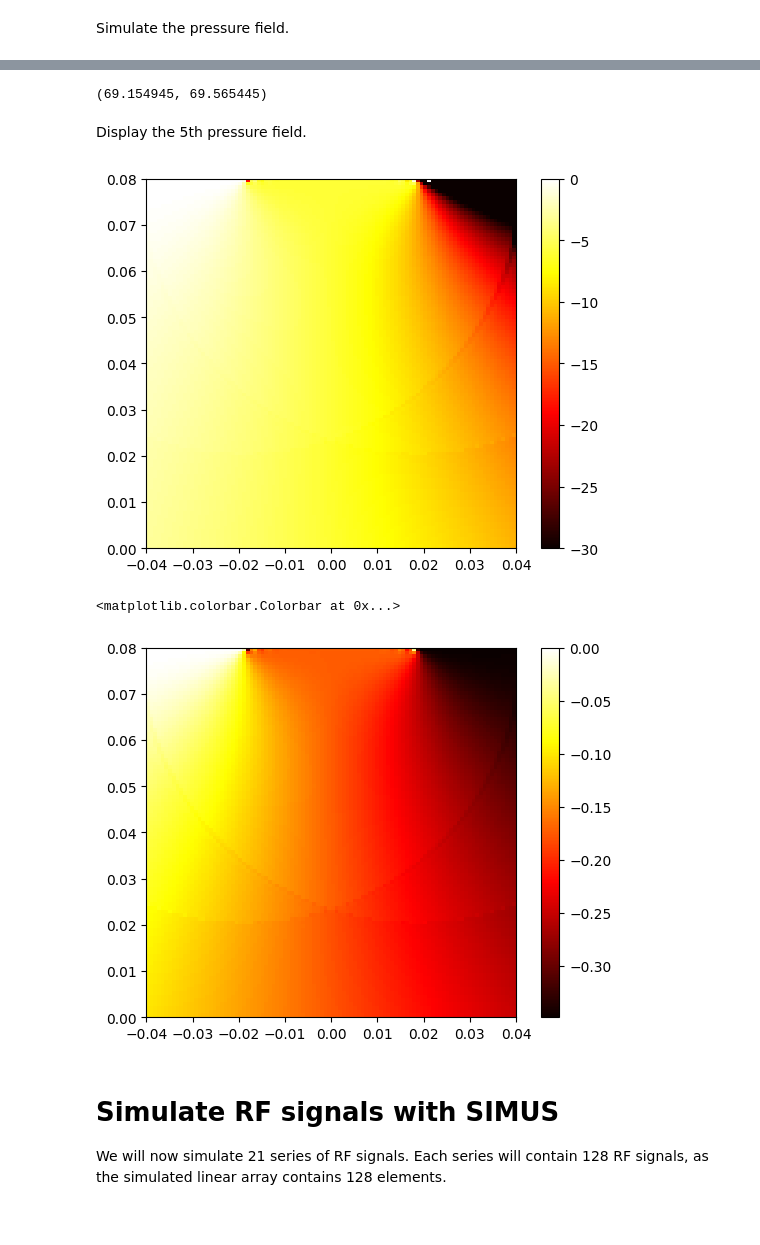
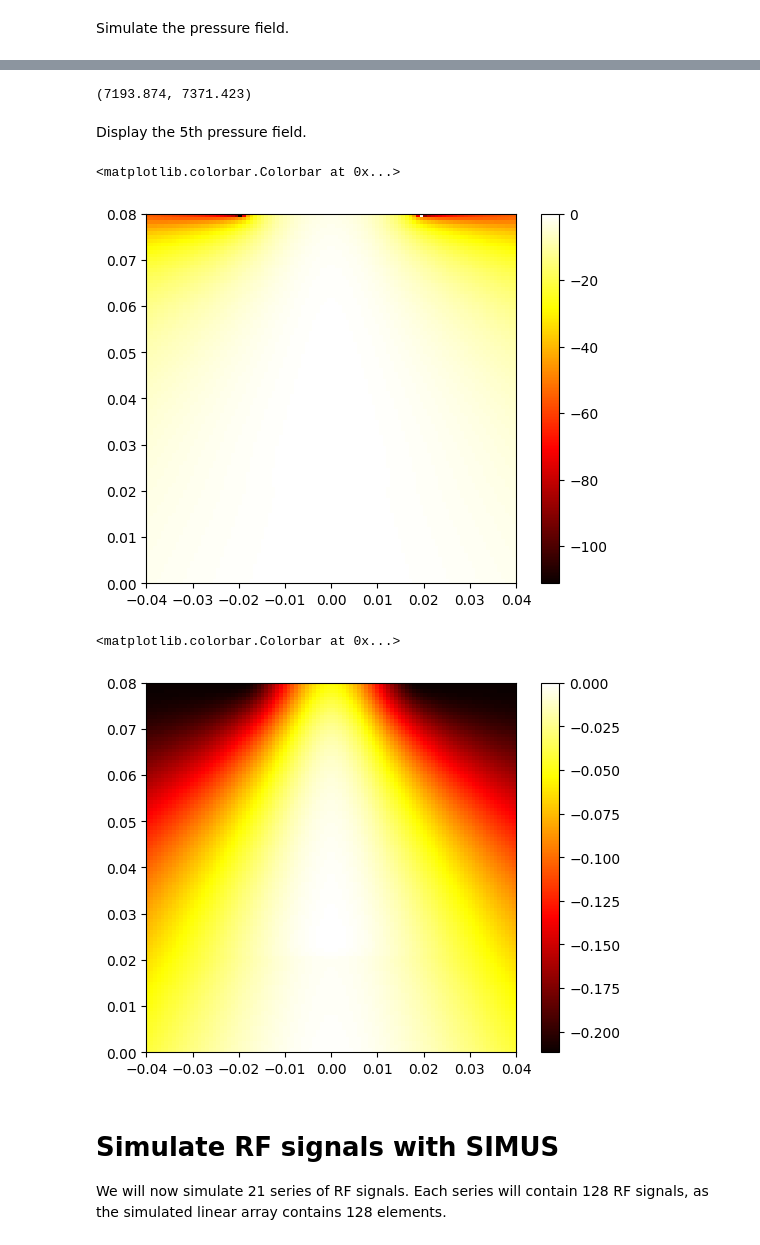
Before and after one commit to Bobesse/ProjetS9, a Jupyter notebook: examples/quickstart_demo.ipynb, the cells around one changed output, grey strips where cells are left out. Saved outputs shown, nothing was run; the diff lists cells and outputs as text; code cells hidden in the pictures.

```diff
--- a/examples/quickstart_demo.ipynb
+++ b/examples/quickstart_demo.ipynb
@@ -187,5 +187,5 @@ def pfield(x : np.ndarray,y : np.ndarray,z : np.ndarray,DelaiEmissionElemPiezo
     RP = RP*CorrectingFactor
     return RP.reshape(OriginalShape)
 
-P = pfield(xi,yi,zi,txdel[4],param);
+P = pfield(xi,yi,zi,txdel[0],param);
 # %%
@@ -194,7 +202,7 @@ P = pfield(xi,yi,zi,txdel[4],param);
 m,M = np.min(P),np.max(P)
 m,M
 # %% [output]
-(69.154945, 69.565445)
+(7193.874, 7371.423)
 # %%
 P2 = (P-m)/(M-m)*255
 # %% [markdown]
@@ -203,13 +211,14 @@ Display the 5th pressure field.
 plt.imshow(20 * np.log10(P2 / np.max(P2)), cmap='hot', extent=[xi[0,0], xi[0, -1], zi[0,0], zi[-1, -1]])
 plt.colorbar()
 # %% [output]
+<matplotlib.colorbar.Colorbar at 0x...>
-[figure, old version]
+[figure, new version]
 # %%
-plt.imshow(20 * np.log10(P2 / np.max(P2)), cmap='hot', extent=[xi[0,0], xi[0, -1], zi[0,0], zi[-1, -1]])
+plt.imshow(20 * np.log10(P / np.max(P)), cmap='hot', extent=[xi[0,0], xi[0, -1], zi[0,0], zi[-1, -1]])
 plt.colorbar()
 # %% [output]
 <matplotlib.colorbar.Colorbar at 0x...>
-[figure, old version]
+[figure, new version]
 # %% [markdown]
 # Simulate RF signals with SIMUS
 
```
Also changed, not shown: parts of 3 cells of this notebook.
